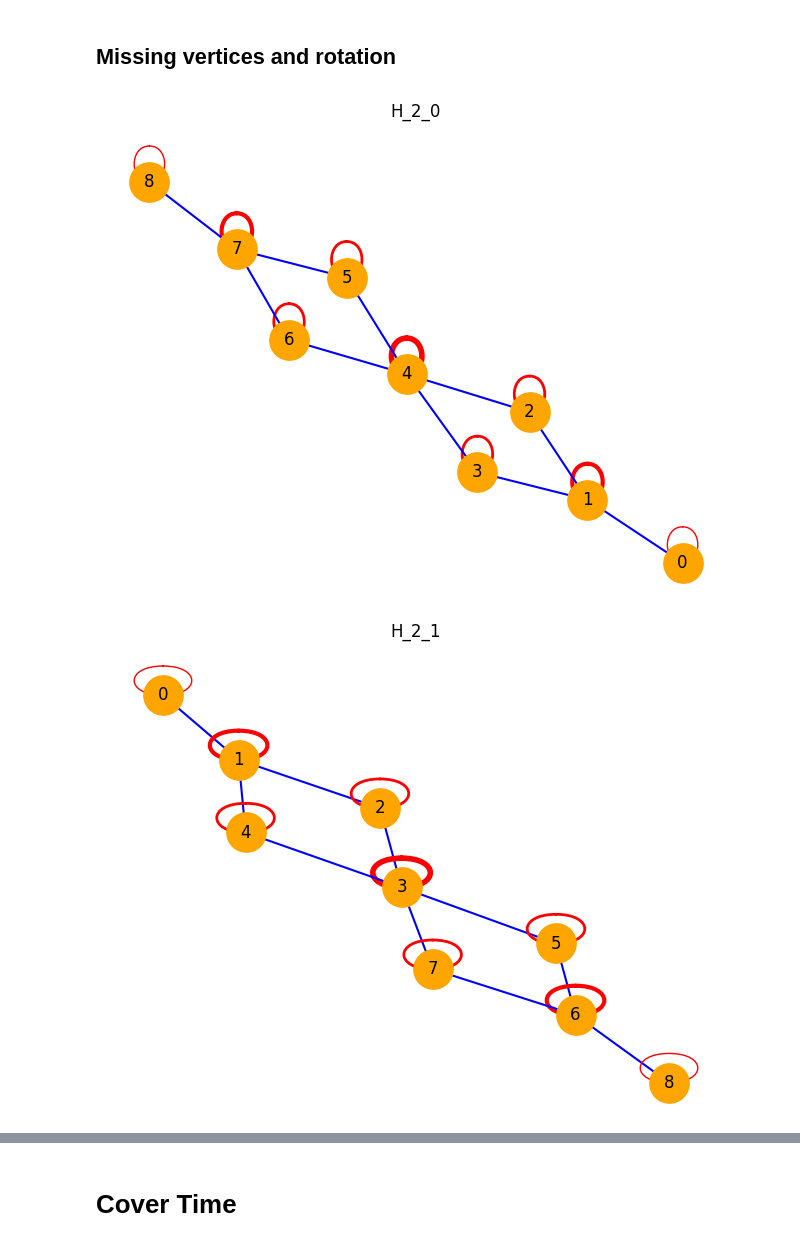
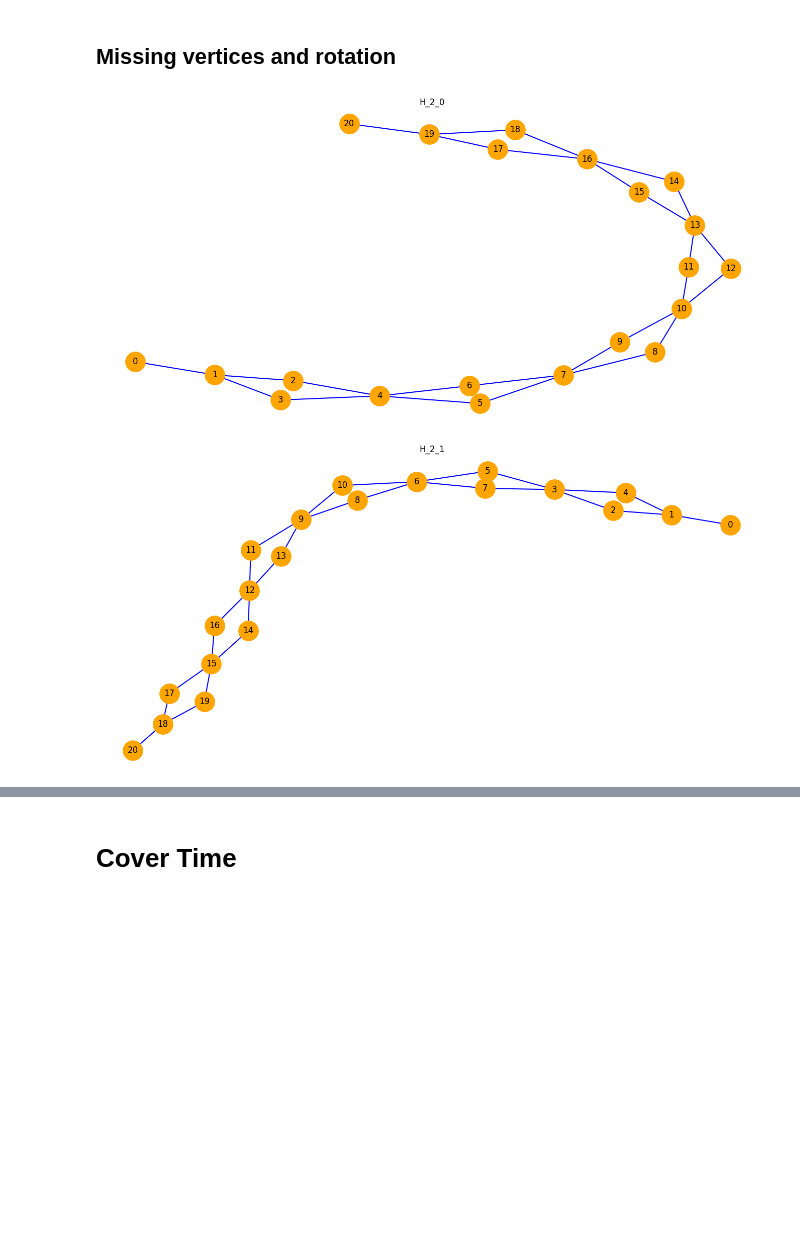
Before and after one commit to JaimePSantos/DynamicRandomWalks, a Jupyter notebook: CT-Dyn_TemporalHelix.ipynb, the cells around one changed output, grey strips where cells are left out. Saved outputs shown, nothing was run; the diff lists cells and outputs as text; code cells hidden in the pictures; blank space fills up the shorter version.

```diff
--- a/CT-Dyn_TemporalHelix.ipynb
+++ b/CT-Dyn_TemporalHelix.ipynb
@@ -182,9 +182,9 @@ def generate_temporal_helix(repetitions, timeSteps):
     result_matrix = add_self_loops(result_matrix)
     return result_matrix
 # %%
-figsize = (10, 8)
+figsize = (17, 8)
 k = 0.2
-draw_self_loops = True
+draw_self_loops = False
 
 config = {
     'figsize': figsize,
@@ -207,35 +207,35 @@ config1 = {
     'node_size': 800,
     'normal_edge_color': 'blue',
     'normal_edge_width': 1.5,
     'edge_style': 'solid',
     'self_loop_color': 'red',
     'title': 'H_2_1'
 }
 
 config2 = {
     'figsize': figsize,
     'k': k,
     'draw_self_loops': draw_self_loops,
     'node_color': 'orange',
     'node_size': 800,
     'normal_edge_color': 'blue',
     'normal_edge_width': 1.5,
     'edge_style': 'solid',
     'self_loop_color': 'red',
     'title': 'H_2_2'
 }
 
 rep = 4
-temporal_helix = nx.from_numpy_array(generate_temporal_helix(2,0))
+temporal_helix = nx.from_numpy_array(generate_temporal_helix(6,0))
 # print(len(temporal_helix))
 # print(f'{(3+rep*3)/2}')
 draw_graph(temporal_helix, config=config)
 
-temporal_helix2 = nx.from_numpy_array(generate_temporal_helix(2,1))
+temporal_helix2 = nx.from_numpy_array(generate_temporal_helix(6,1))
 draw_graph(temporal_helix2, config=config1)
 
-temporal_helix3 = nx.from_numpy_array(generate_temporal_helix(2,2))
+temporal_helix3 = nx.from_numpy_array(generate_temporal_helix(6,2))
 draw_graph(temporal_helix3, config=config2)
 # %% [output]
-[figure, old version]
+[figure, new version]
-[figure, old version]
+[figure, new version]
```
Also changed, not shown: parts of 8 cells of this notebook, 4 other files.
